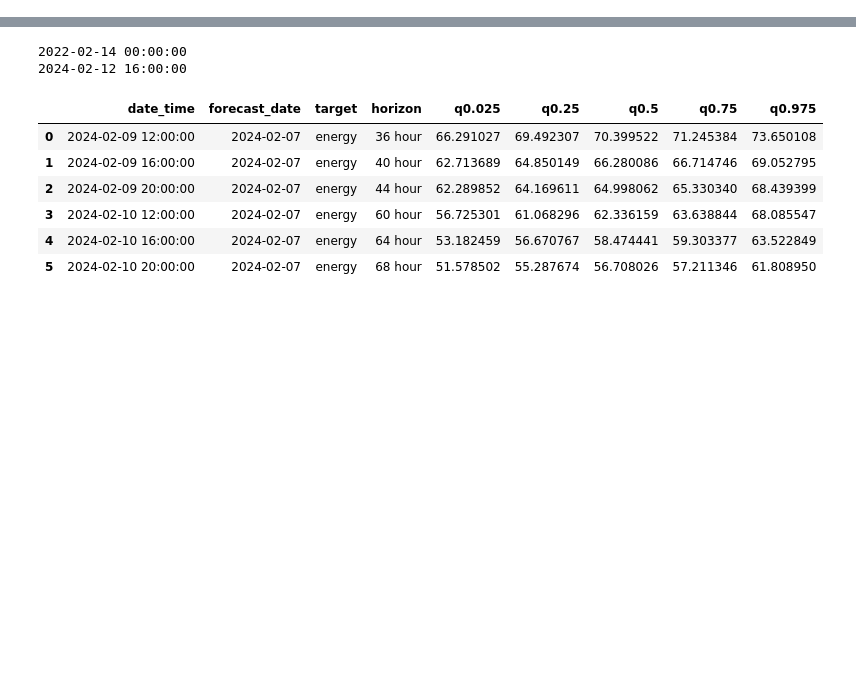
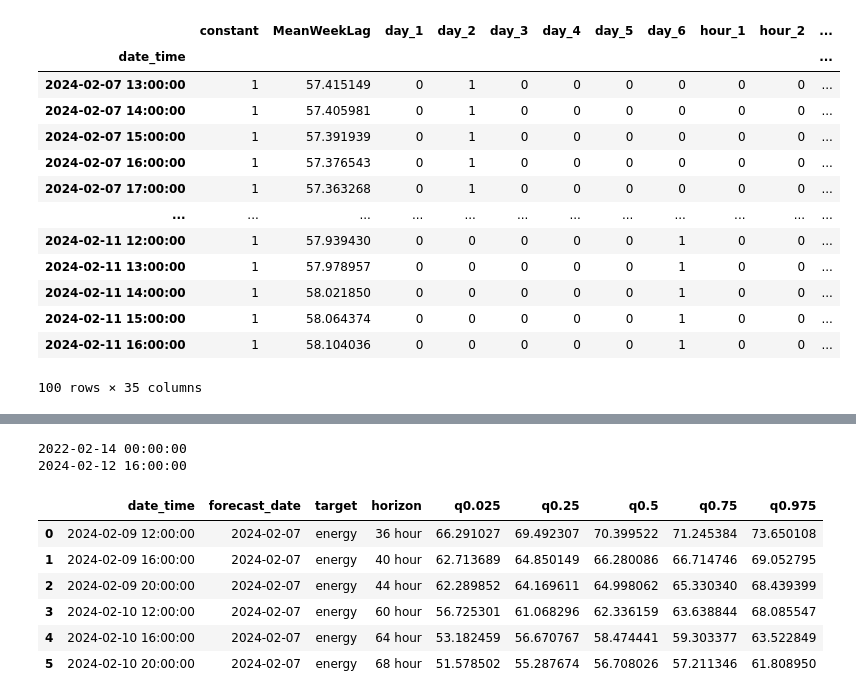
Before and after one commit to mweinreuter/PTSFC, a Jupyter notebook: energy_consumption/models/quantreg/quantreg_lags.ipynb, the cells around one changed output, grey strips where cells are left out. Cells and saved outputs as stored; diff of their text form; code cells hidden in the pictures; blank space fills up the shorter version.

```diff
--- a/energy_consumption/models/quantreg/quantreg_lags.ipynb
+++ b/energy_consumption/models/quantreg/quantreg_lags.ipynb
@@ -14,13 +14,23 @@ def get_energy_and_forecast_quantreg(energydata):
         energydf.index[-1])
     energyforecast['energy_consumption'] = np.nan
     merged = pd.concat([energydf, energyforecast])
+    merged.index = pd.to_datetime(merged.index)
 
-    merged.index = pd.to_datetime(merged.index)
+    merged['MeanWeek'] = merged['energy_consumption'].rolling(
+        window=168).mean()
+    merged['MeanWeekLag'] = merged['MeanWeek'].shift(168)
+    merged = merged.drop(columns=['MeanWeek'])
+
+    # drop NaNs and select columns
+    #merged = merged.dropna(subset=['MeanWeek', 'MeanWeekLag'])[
+    #    ["energy_consumption", "MeanWeekLag"]]
+
     merged = dummy_mapping.get_day_mapping(merged)
     merged = dummy_mapping.get_hour_mapping(merged)
     merged = weather_sunhours.ec_sun_hours_merge(merged)
 
     merged['weekly_lag'] = merged['energy_consumption'].shift(168)
+    merged['weekly_lag2'] = merged['energy_consumption'].shift(168*2)
     merged['yearly_lag'] = merged['energy_consumption'].shift(8760)
     merged = merged[-1100:]
 
@@ -30,3 +40,7 @@ def get_energy_and_forecast_quantreg(energydata):
     energyforecast = merged[-100:].drop(columns=['energy_consumption'])
 
     return energydf, energyforecast
+# %%
+energydf = extract_energy_data.get_data(num_years=2)
+# %%
+energydata, energyforecast = get_energy_and_forecast_quantreg(energydf)
@@ -32,0 +50,17 @@ def get_energy_and_forecast_quantreg(energydata):
+# %%
+energyforecast
+# %% [output]
+|  | constant | MeanWeekLag | day_1 | day_2 | day_3 | day_4 | day_5 | day_6 | hour_1 | hour_2 | ... |
+| date_time |  |  |  |  |  |  |  |  |  |  | ... |
+| 2024-02-07 13:00:00 | 1 | 57.415149 | 0 | 1 | 0 | 0 | 0 | 0 | 0 | 0 | ... |
+| 2024-02-07 14:00:00 | 1 | 57.405981 | 0 | 1 | 0 | 0 | 0 | 0 | 0 | 0 | ... |
+| 2024-02-07 15:00:00 | 1 | 57.391939 | 0 | 1 | 0 | 0 | 0 | 0 | 0 | 0 | ... |
+| 2024-02-07 16:00:00 | 1 | 57.376543 | 0 | 1 | 0 | 0 | 0 | 0 | 0 | 0 | ... |
+| 2024-02-07 17:00:00 | 1 | 57.363268 | 0 | 1 | 0 | 0 | 0 | 0 | 0 | 0 | ... |
+| ... | ... | ... | ... | ... | ... | ... | ... | ... | ... | ... | ... |
+| 2024-02-11 12:00:00 | 1 | 57.939430 | 0 | 0 | 0 | 0 | 0 | 1 | 0 | 0 | ... |
+| 2024-02-11 13:00:00 | 1 | 57.978957 | 0 | 0 | 0 | 0 | 0 | 1 | 0 | 0 | ... |
+| 2024-02-11 14:00:00 | 1 | 58.021850 | 0 | 0 | 0 | 0 | 0 | 1 | 0 | 0 | ... |
+| 2024-02-11 15:00:00 | 1 | 58.064374 | 0 | 0 | 0 | 0 | 0 | 1 | 0 | 0 | ... |
+| 2024-02-11 16:00:00 | 1 | 58.104036 | 0 | 0 | 0 | 0 | 0 | 1 | 0 | 0 | ... |
+100 rows × 35 columns
```
Also changed, not shown: parts of 3 cells of this notebook, 6 other files.
